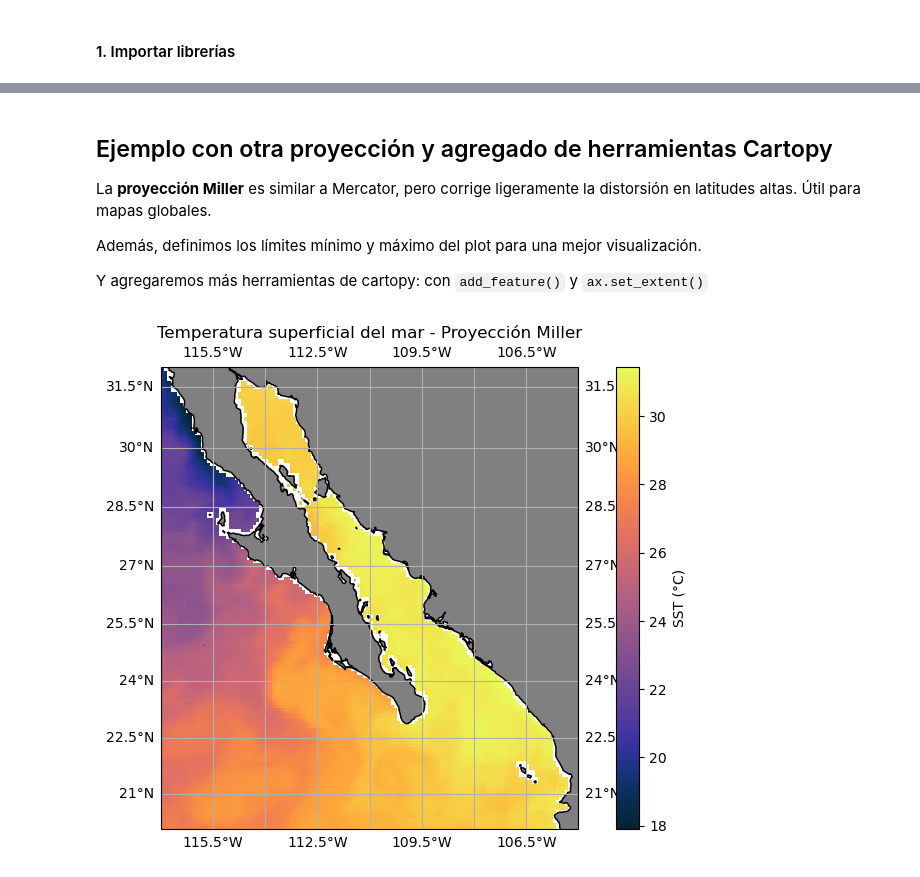
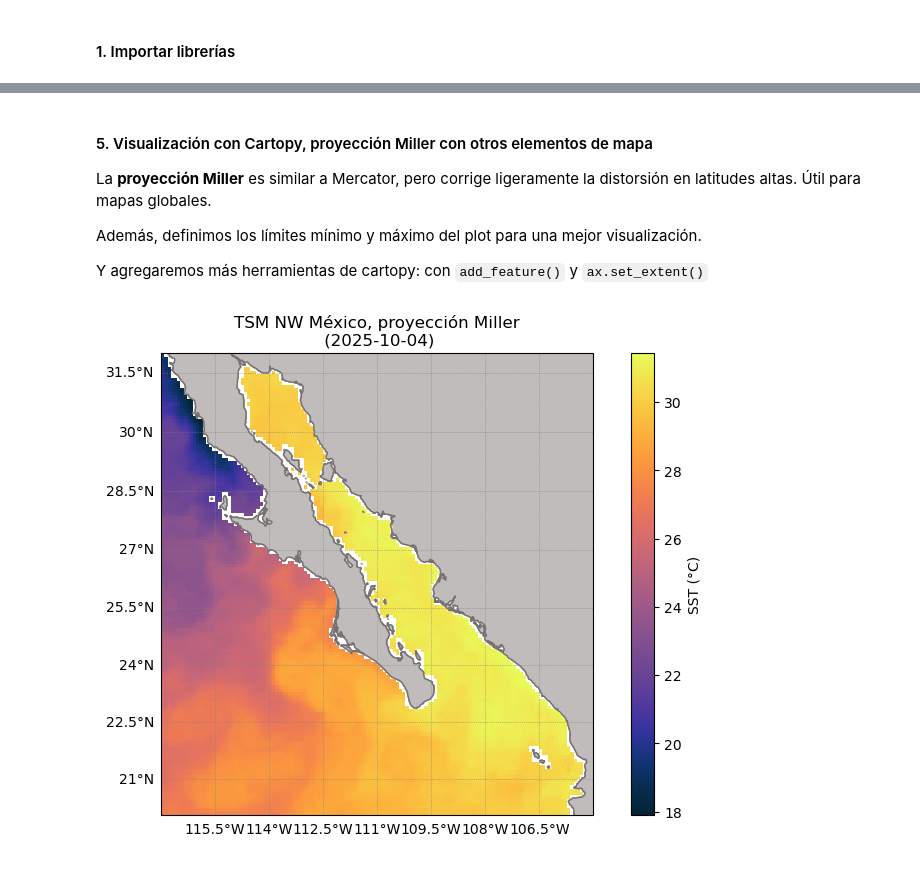
Before and after one commit to gmflores/ohw2025, a Jupyter notebook: datos_espaciales.ipynb, the cells around one changed output, grey strips where cells are left out. Drawn from its saved outputs; the diff is of its cells as text; code cells hidden in the pictures.

Commit message:
Agregar elementos a los mapas

```diff
--- a/datos_espaciales.ipynb
+++ b/datos_espaciales.ipynb
@@ -54,8 +56,14 @@ import numpy as np
 # %%
+# Región de interés
+lonMin = -117
+lonMax = -105
+latMin =   20
+latMax =   32
+
 path = 'data/20251004120000-REMSS-L4_GHRSST-SSTfnd-MW_IR_OI-GLOB-v02.0-fv05.1.nc'
 ds = xr.open_dataset(path)
 # Seleccionamos la variable `analysed_sst` y la región de interés (20-32°N y -117-105°W)
-sst_data = ds.analysed_sst.sel(lat=slice(20,32), lon = slice(-117, -105))
+sst_data = ds.analysed_sst.sel(lat=slice(latMin, latMax), lon = slice(lonMin, lonMax))
 # Seleccionamos el primer tiempo del dataset para obtener una variable espacial 2D
 sst = sst_data.isel(time=0) - 273  # Convertimos de Kelvin a Celsius
 # %% [markdown]
@@ -98,5 +99,5 @@ plt.show()
 # %% [markdown]
-## Ejemplo con otra proyección y agregado de herramientas Cartopy
+#### 5. Visualización con Cartopy, proyección Miller con otros elementos de mapa
 
 La **proyección Miller** es similar a Mercator, pero corrige ligeramente la distorsión en latitudes altas. Útil para mapas globales.
 
@@ -105,14 +106,17 @@ Además, definimos los límites mínimo y máximo del plot para una mejor visual
 Y agregaremos más herramientas de cartopy: con `add_feature()` y `ax.set_extent()`
 # %%
 fig = plt.figure(figsize=(10,6))
-ax = plt.axes(projection=ccrs.Mercator()) # Defino la proyección del mapa
-sst.plot.pcolormesh(ax=ax, transform=ccrs.PlateCarree(), cmap=cmocean.cm.thermal,   # Uso la transformación PlateCaree porque tengo los datos en lat/lon
-                    vmin = sst.min(), vmax = sst.max(), # Valores mínimo y máximo de la sst
-                    cbar_kwargs={'label': 'SST (°C)'})
-ax.coastlines()
-ax.gridlines(draw_labels=True)
-ax.add_feature(cfeature.LAND, color = 'grey')
-ax.set_title("Temperatura superficial del mar - Proyección Miller")
+ax = plt.axes(projection=ccrs.Miller())
+sst.plot.pcolormesh(ax=ax, transform=ccrs.PlateCarree(), cmap=cmocean.cm.thermal, cbar_kwargs={'label': 'SST (°C)'})
+ax.coastlines(color = "#777070", linewidth = 1)
+ax.add_feature(cfeature.LAND, color = "#282424")
+
+# Gridlines
+gl = ax.gridlines(draw_labels=True, linewidth=0.5, color='grey', linestyle=':')
+gl.top_labels = False
+gl.right_labels = False
+ax.add_feature(cfeature.LAND, color = "#C1BCBC")
+ax.set_title(f"TSM NW México, proyección Miller\n ({str(sst.time.values)[:10]})")
 plt.show()
 # %% [output]
-[figure, old version]
+[figure, new version]
```
Also changed, not shown: parts of 17 cells of this notebook.
